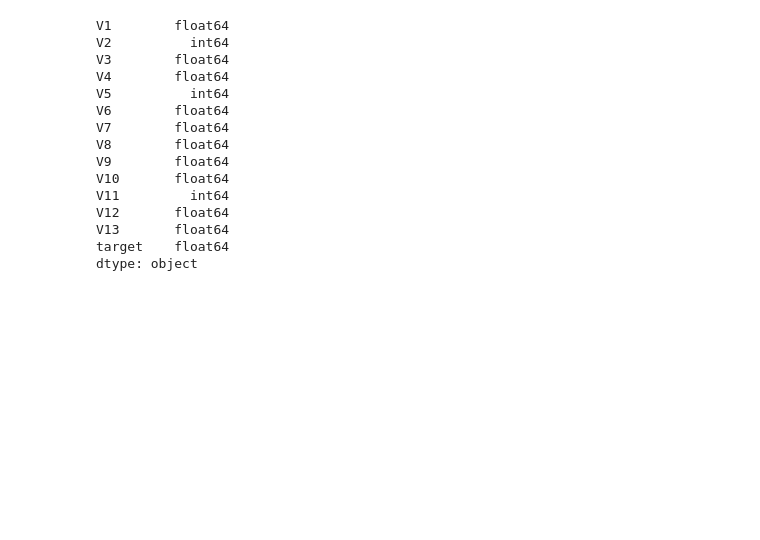
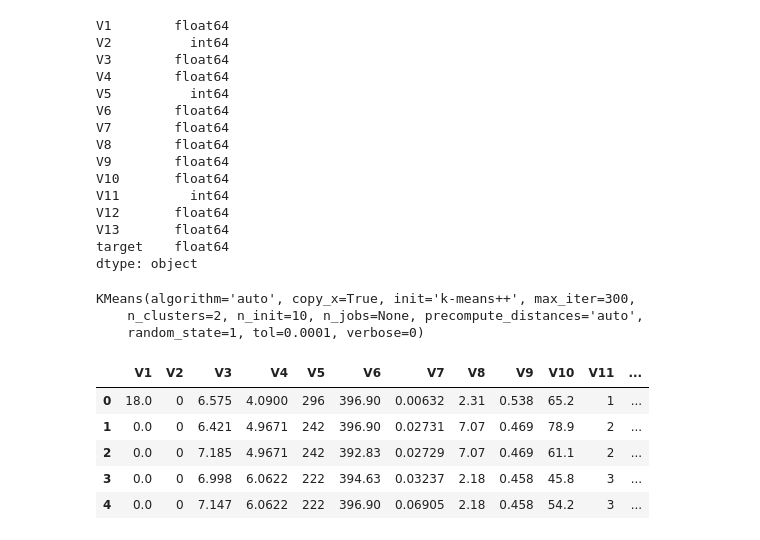
Before and after one commit to GiuDuncan/dataScienceP2, a Jupyter notebook: T2-2.ipynb, the cells around one changed output. Saved outputs shown, nothing was run; the diff lists cells and outputs as text; code cells hidden in the pictures; blank space fills up the shorter version.

```diff
--- a/T2-2.ipynb
+++ b/T2-2.ipynb
@@ -53,0 +58,8 @@ dtype: object
+# %%
+from sklearn.cluster import KMeans
+model = KMeans(n_clusters=num_clusters, random_state=1)
+model.fit(X)
+# %% [output]
+KMeans(algorithm='auto', copy_x=True, init='k-means++', max_iter=300,
+    n_clusters=2, n_init=10, n_jobs=None, precompute_distances='auto',
+    random_state=1, tol=0.0001, verbose=0)
@@ -53,0 +68,9 @@ dtype: object
+# %%
+X.head()
+# %% [output]
+|  | V1 | V2 | V3 | V4 | V5 | V6 | V7 | V8 | V9 | V10 | V11 | ... |
+| 0 | 18.0 | 0 | 6.575 | 4.0900 | 296 | 396.90 | 0.00632 | 2.31 | 0.538 | 65.2 | 1 | ... |
+| 1 | 0.0 | 0 | 6.421 | 4.9671 | 242 | 396.90 | 0.02731 | 7.07 | 0.469 | 78.9 | 2 | ... |
+| 2 | 0.0 | 0 | 7.185 | 4.9671 | 242 | 392.83 | 0.02729 | 7.07 | 0.469 | 61.1 | 2 | ... |
+| 3 | 0.0 | 0 | 6.998 | 6.0622 | 222 | 394.63 | 0.03237 | 2.18 | 0.458 | 45.8 | 3 | ... |
+| 4 | 0.0 | 0 | 7.147 | 6.0622 | 222 | 396.90 | 0.06905 | 2.18 | 0.458 | 54.2 | 3 | ... |
```
Also changed, not shown: parts of 8 cells of this notebook.
